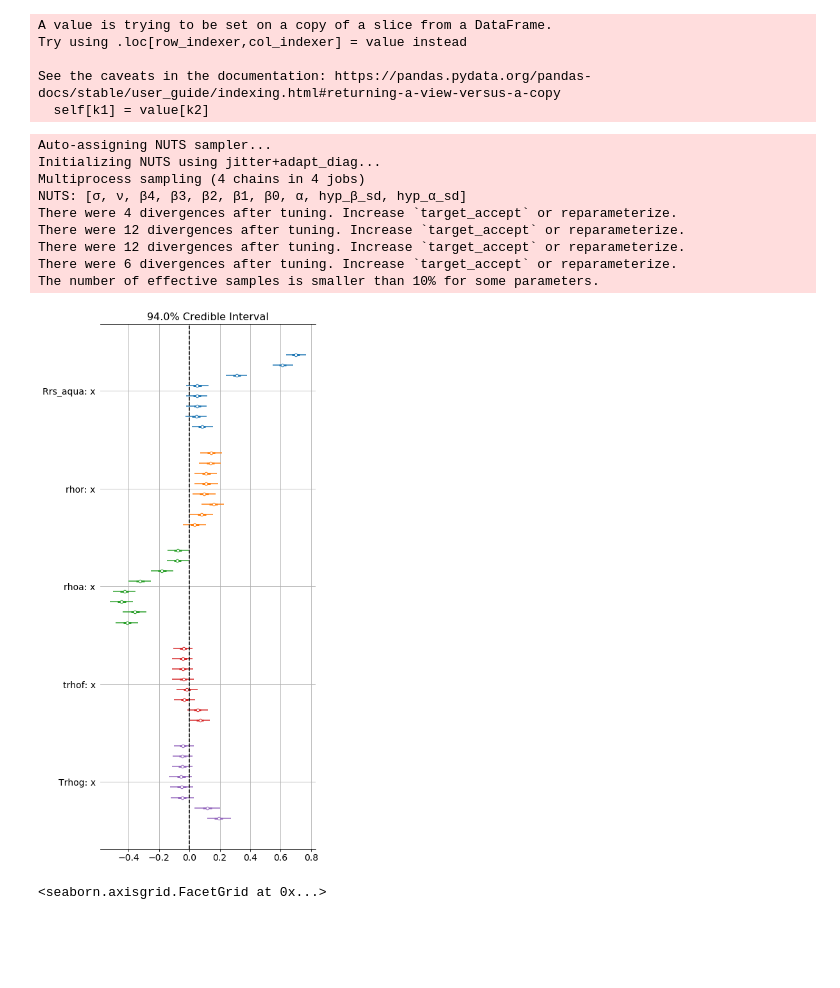
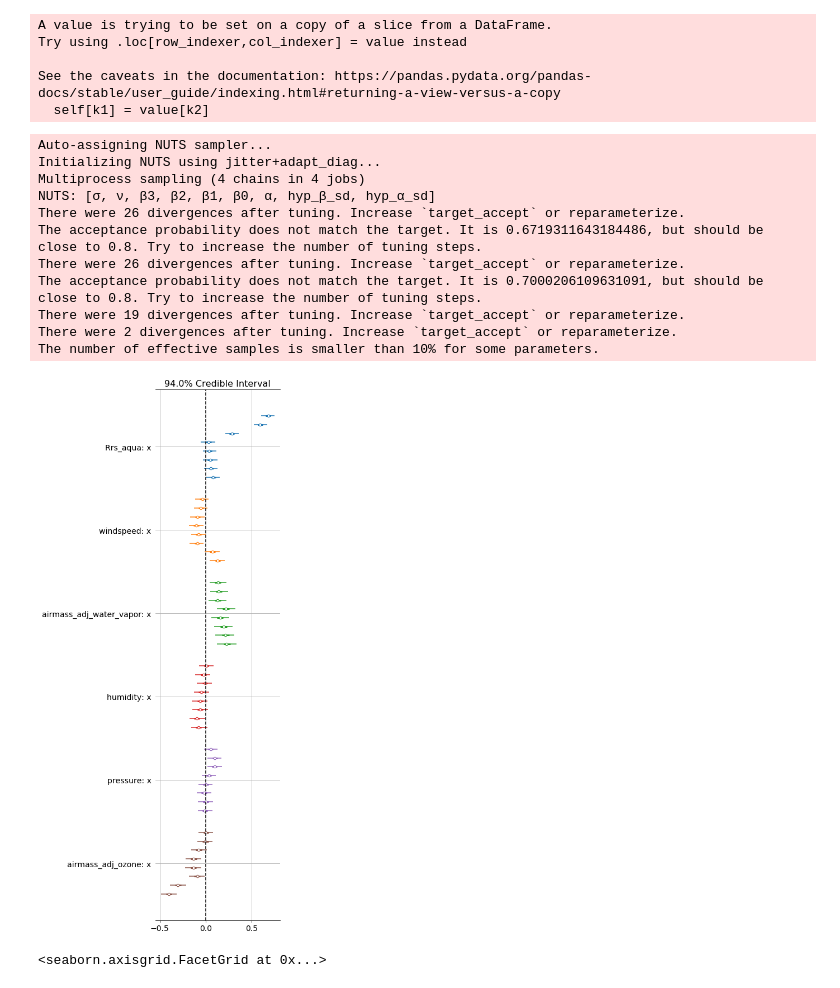
Before and after one commit to amiribr/moby_bias_analysis, a Jupyter notebook: moby_analysis_obs_aqua.ipynb, the cells around one changed output. Cells and saved outputs as stored; diff of their text form; code cells hidden in the pictures; blank space fills up the shorter version.

```diff
--- a/moby_analysis_obs_aqua.ipynb
+++ b/moby_analysis_obs_aqua.ipynb
@@ -97,7 +102,7 @@ with pm.Model() as pooled_model_ST_MLR:
     β1 = pm.Normal('β1', 0, sd=hyp_β_sd, shape=ndata)
     β2 = pm.Normal('β2', 0, sd=hyp_β_sd, shape=ndata)
     β3 = pm.Normal('β3', 0, sd=hyp_β_sd, shape=ndata)
-    β4 = pm.Normal('β4', 0, sd=hyp_β_sd, shape=ndata)
+#     β4 = pm.Normal('β4', 0, sd=hyp_β_sd, shape=ndata)
 #     β5 = pm.Normal('β5', 0, sd=hyp_β_sd, shape=ndata)
 
     # Model DOF
@@ -119,8 +124,8 @@ with pm.Model() as pooled_model_ST_MLR:
 #     Rrs_est = α[indx] + β0[indx]*dfn[Rrs_mob_names] + β1[indx]*dfn[angstrom_names]  +\
 #                β2[indx]*dfn[epsilon_names] + β3[indx]*dfn[aot_names]+ β4[indx]*dfn[polcor_names]
 
-    Rrs_est = α[indx] + β0[indx]*dfn[Rrs_mob_names] + β1[indx]*dfn[Lr_names]  +\
-               β2[indx]*dfn[La_names] + β3[indx]*dfn[tLf_names]+ β4[indx]*dfn[TLg_names]
+#     Rrs_est = α[indx] + β0[indx]*dfn[Rrs_mob_names] + β1[indx]*dfn[Lr_names]  +\
+#                β2[indx]*dfn[La_names] + β3[indx]*dfn[tLf_names]+ β4[indx]*dfn[TLg_names]
 
 #     Rrs_est = α[indx] + β0[indx]*dfn[Rrs_mob_names] + β1[indx]*dfn[tsol_names]  +\
 #                β2[indx]*dfn[tsen_names] + β3[indx]*dfn[tg_sol_names]+ β4[indx]*dfn[tg_sen_names]
@@ -135,42 +140,45 @@ with pooled_model_ST_MLR:
 Auto-assigning NUTS sampler...
 Initializing NUTS using jitter+adapt_diag...
 Multiprocess sampling (4 chains in 4 jobs)
-NUTS: [σ, ν, β4, β3, β2, β1, β0, α, hyp_β_sd, hyp_α_sd]
-There were 4 divergences after tuning. Increase `target_accept` or reparameterize.
-There were 12 divergences after tuning. Increase `target_accept` or reparameterize.
-There were 12 divergences after tuning. Increase `target_accept` or reparameterize.
-There were 6 divergences after tuning. Increase `target_accept` or reparameterize.
+NUTS: [σ, ν, β3, β2, β1, β0, α, hyp_β_sd, hyp_α_sd]
+There were 26 divergences after tuning. Increase `target_accept` or reparameterize.
+The acceptance probability does not match the target. It is 0.6719311643184486, but should be close to 0.8. Try to increase the number of tuning steps.
+There were 26 divergences after tuning. Increase `target_accept` or reparameterize.
+The acceptance probability does not match the target. It is 0.7000206109631091, but should be close to 0.8. Try to increase the number of tuning steps.
+There were 19 divergences after tuning. Increase `target_accept` or reparameterize.
+There were 2 divergences after tuning. Increase `target_accept` or reparameterize.
 The number of effective samples is smaller than 10% for some parameters.
 # %%
-# mnames =  [ 'Rrs_aqua','brdf', 'windspeed', 'glint_coeff']
+# mnames =  [ 'Rrs_aqua','brdf', 'windspeed']
 # mnames =  ['Rrs_aqua','solz', 'senz', 'relaz']
-# mnames =  ['Rrs_aqua','windspeed', 'airmass_adj_water_vapor', 'humidity', 'pressure', 'airmass_adj_ozone']
+mnames =  ['Rrs_aqua','windspeed', 'airmass_adj_water_vapor', 'humidity', 'pressure', 'airmass_adj_ozone']
 # mnames =  ['Rrs_aqua','angstrom', 'epsilon', 'aot', 'polcor']
 # mnames =  ['Rrs_aqua','Lr', 'La', 'tLf', 'TLg']
-mnames =  ['Rrs_aqua','rhor', 'rhoa', 'trhof', 'Trhog']
+# mnames =  ['Rrs_aqua','rhor', 'rhoa', 'trhof', 'Trhog']
 
 # mnames =  ['Rrs_aqua','tsol', 'tsen', 'Tgsol', 'Tgsen']
 
 
 ax = az.plot_forest([np.flipud(trace_hc_mlr['β0'].T), np.flipud(trace_hc_mlr['β1'].T),
-               np.flipud(trace_hc_mlr['β2'].T), np.flipud(trace_hc_mlr['β3'].T)
+               np.flipud(trace_hc_mlr['β2'].T),
+                     np.flipud(trace_hc_mlr['β3'].T)
                 ,np.flipud(trace_hc_mlr['β4'].T),
-#                      np.flipud(trace_hc_mlr['β5'].T)
+                     np.flipud(trace_hc_mlr['β5'].T)
                     ],
                model_names=mnames)
 
 # az.plot_forest([np.flipud(trace_hc_mlr['β0'].T), ], model_names=[ 'glint',])
 ax[0].axvline(0, color='k', ls='--');
 ax[0].grid()
 # plt.savefig('forest_plot_at_surface_aqua.pdf', dpi=300, bbox_inches='tight')
 # plt.savefig('forest_plot_geom_aqua.pdf', dpi=300, bbox_inches='tight')
 # plt.savefig('forest_plot_ancillary_airmass_data_aqua.pdf', dpi=300, bbox_inches='tight')
 # plt.savefig('forest_plot_aerosol_aqua.pdf', dpi=300, bbox_inches='tight')
 # plt.savefig('forest_plot_radiances_aqua.pdf', dpi=300, bbox_inches='tight')
-plt.savefig('forest_plot_reflectances_aqua.pdf', dpi=300, bbox_inches='tight')
+# plt.savefig('forest_plot_reflectances_aqua.pdf', dpi=300, bbox_inches='tight')
 # plt.savefig('forest_plot_transmittances.pdf', dpi=300, bbox_inches='tight')
 # %% [output]
-[figure, old version]
+[figure, new version]
 # %%
 sns.lmplot('Rrs_aqua_488', 'Lr_488', dfn, ci=100)
 # plt.xlim([0,0.01])
```
Also changed, not shown: parts of 23 cells of this notebook, 3 other files.
